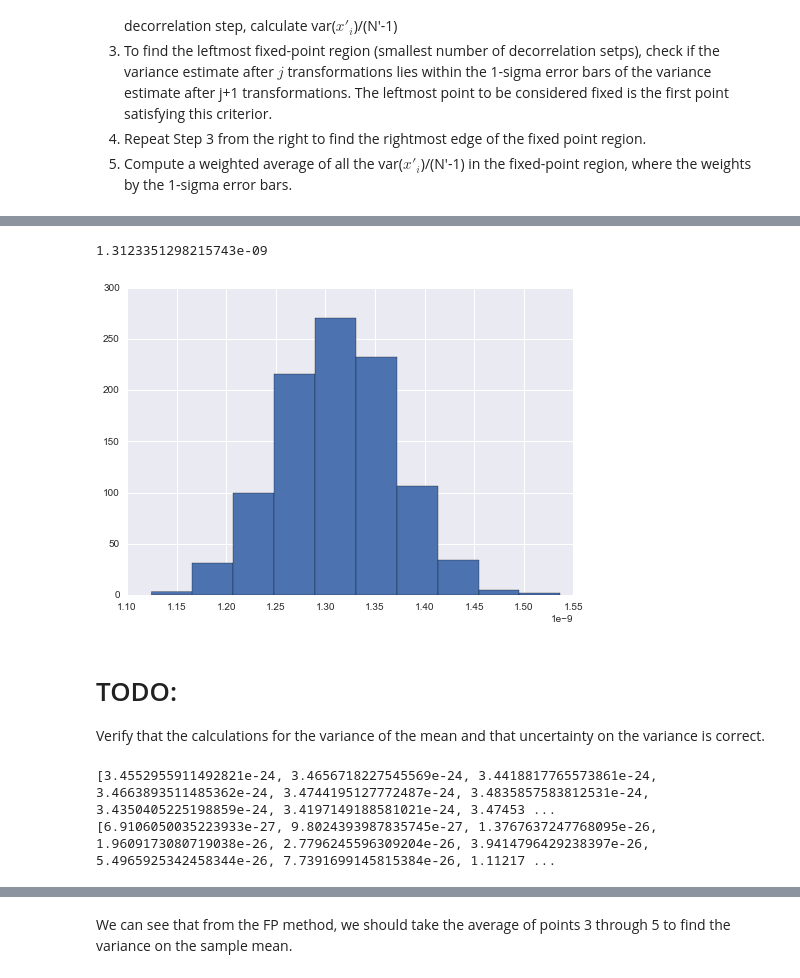
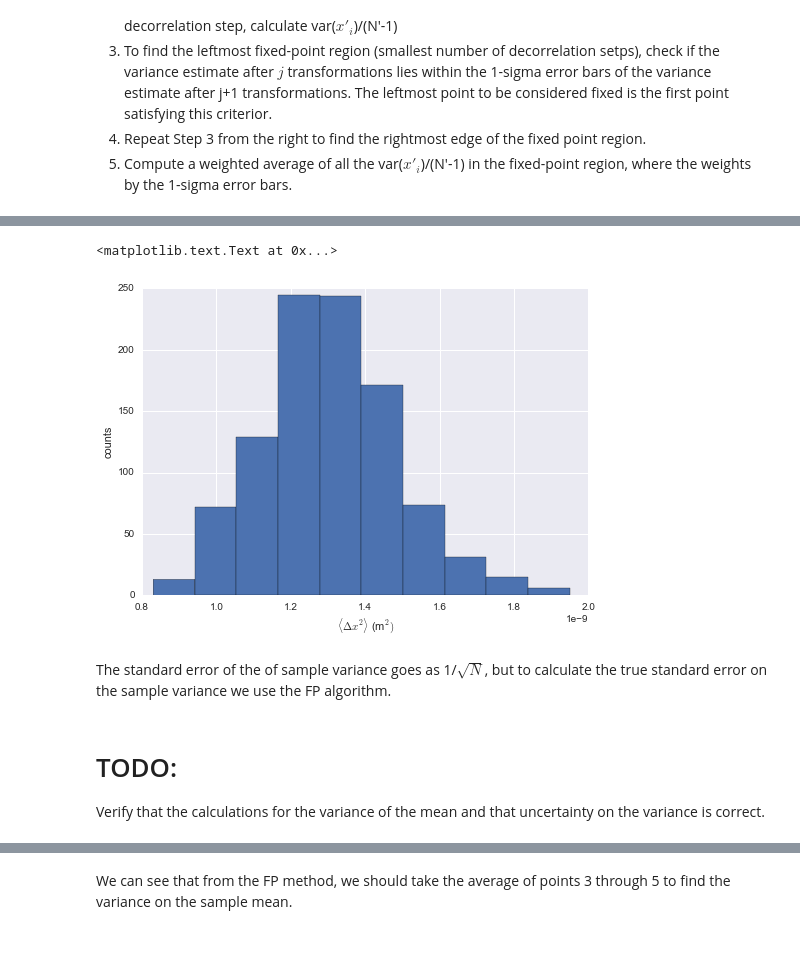
Before and after one commit to alanxzhou/Bayesian-Particle-Tracking, a Jupyter notebook: Tutorial.ipynb, the cells around one changed output, grey strips where cells are left out. Cells and saved outputs as stored; diff of their text form; code cells hidden in the pictures; blank space fills up the shorter version.

```diff
--- a/Tutorial.ipynb
+++ b/Tutorial.ipynb
@@ -107,5 +110,5 @@ This method is taken from Jerome Fung's 2013 doctoral dissertation at Harvard Un
 # %%
-def MSD(data):
+def sq_displacement(data):
     data_length = len(data)
     point_before = list(data)
     del point_before[len(point_before)-1]
@@ -117,5 +120,7 @@ def MSD(data):
     data_points = np.array(data_points)
     x_data, y_data, z_data = data_points[:,0], data_points[:,1], data_points[:,2]
     distance = np.sqrt((x_before-x_data)**2+(y_before-y_data)**2+(z_before-z_data)**2)
-    #return (np.sum(distance**2))/data_length
     return distance**2
+
+def MSD(data):
+    return np.sum(sq_displacement(data))/len(data)
@@ -122,18 +131,21 @@ def MSD(data):
 # %%
 test_data = np.split(data,1000)
 msd_array = np.array(list(map(MSD,test_data)))
 plt.hist(msd_array)
 np.median(msd_array)
+plt.ylabel('counts')
+plt.xlabel('$\langle \Delta x^2 \\rangle$ (m$^2)$')
 # %% [output]
-1.3123351298215743e-09
+<matplotlib.text.Text at 0x...>
-[figure, old version]
+[figure, new version]
+# %% [markdown]
+The standard error of the of sample variance goes as 1/$\sqrt{N}$, but to calculate the true standard error on the sample variance we use the FP algorithm.
 # %% [markdown]
 # TODO:
 
 Verify that the calculations for the variance of the mean and that uncertainty on the variance is correct.
 # %%
-#msd_array = np.array(list(map(MSD,test_data)))
-msd_array = MSD(data)
+msd_array = sq_displacement(data)
 new_length = len(msd_array)
 
 output_var = []
@@ -150,12 +162,6 @@ for i in range(0,10):
     output_var.append(np.var(new_array)/(len(new_array)-1))
     var_uncertainty.append(np.var(new_array)/(len(new_array)-1)*np.sqrt(2/(len(new_array)-1)))
     msd_array = new_array
-
-print(output_var)
-print(var_uncertainty)
-# %% [output]
-[3.4552955911492821e-24, 3.4656718227545569e-24, 3.4418817765573861e-24, 3.4663893511485362e-24, 3.4744195127772487e-24, 3.4835857583812531e-24, 3.4350405225198859e-24, 3.4197149188581021e-24, 3.47453 ...
-[6.9106050035223933e-27, 9.8024393987835745e-27, 1.3767637247768095e-26, 1.9609173080719038e-26, 2.7796245596309204e-26, 3.9414796429238397e-26, 5.4965925342458344e-26, 7.7391699145815384e-26, 1.11217 ...
 # %%
 b = np.arange(0,len(output_var))
 plt.errorbar(b,output_var, yerr = var_uncertainty, fmt='o')
```
Also changed, not shown: parts of 13 cells of this notebook, 4 other files.
